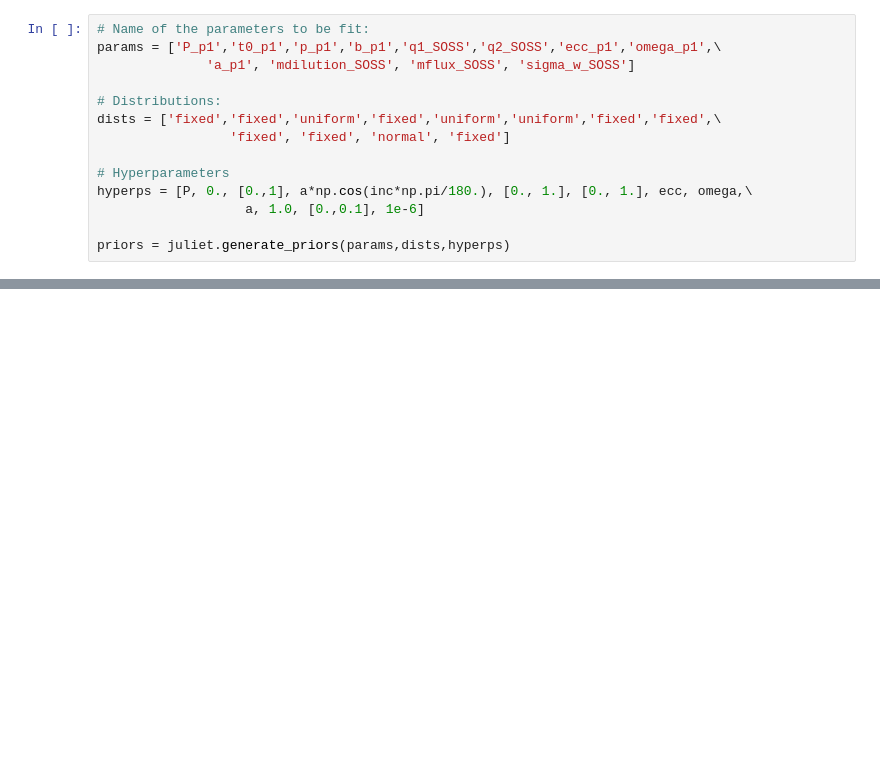
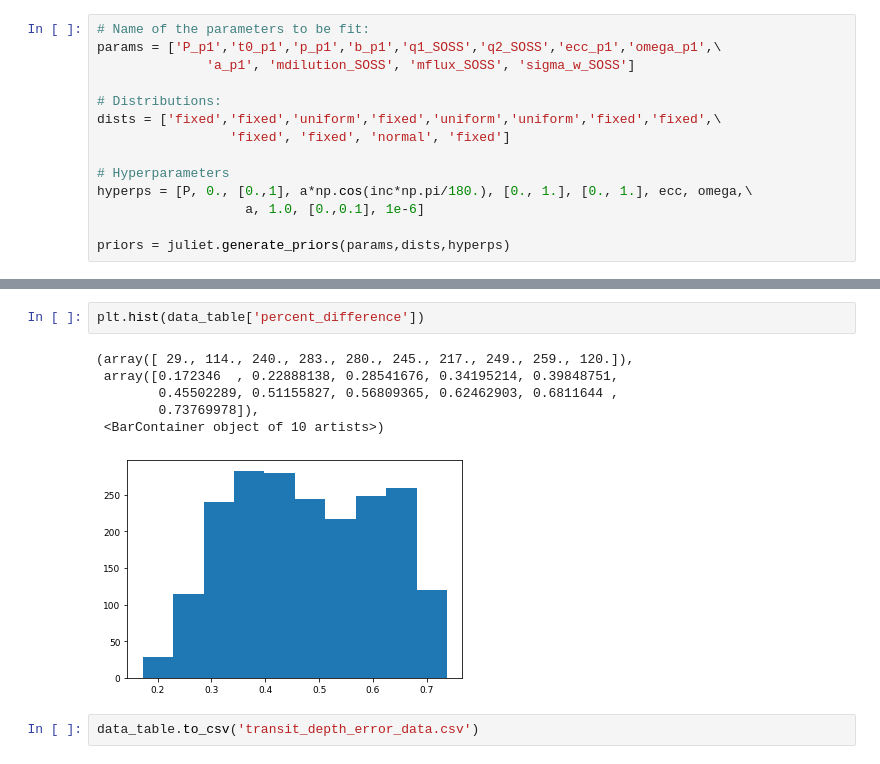
Before and after one commit to nespinoza/PandExoVSjuliet, a Jupyter notebook: II. Fitting All Wavelengths.ipynb, the cells around one changed output, grey strips where cells are left out. Cells and saved outputs as stored; diff of their text form; blank space fills up the shorter version.

```diff
--- a/II. Fitting All Wavelengths.ipynb
+++ b/II. Fitting All Wavelengths.ipynb
@@ -147,0 +186,11 @@ pandexo_error = np.round(deptherror_PandExo[0]*1e6,1)
+# %%
+plt.hist(data_table['percent_difference'])
+# %% [output]
+(array([ 29., 114., 240., 283., 280., 245., 217., 249., 259., 120.]),
+ array([0.172346  , 0.22888138, 0.28541676, 0.34195214, 0.39848751,
+        0.45502289, 0.51155827, 0.56809365, 0.62462903, 0.6811644 ,
+        0.73769978]),
+ <BarContainer object of 10 artists>)
+[figure, added]
+# %%
+data_table.to_csv('transit_depth_error_data.csv')
```
Also changed, not shown: parts of 19 cells of this notebook.
